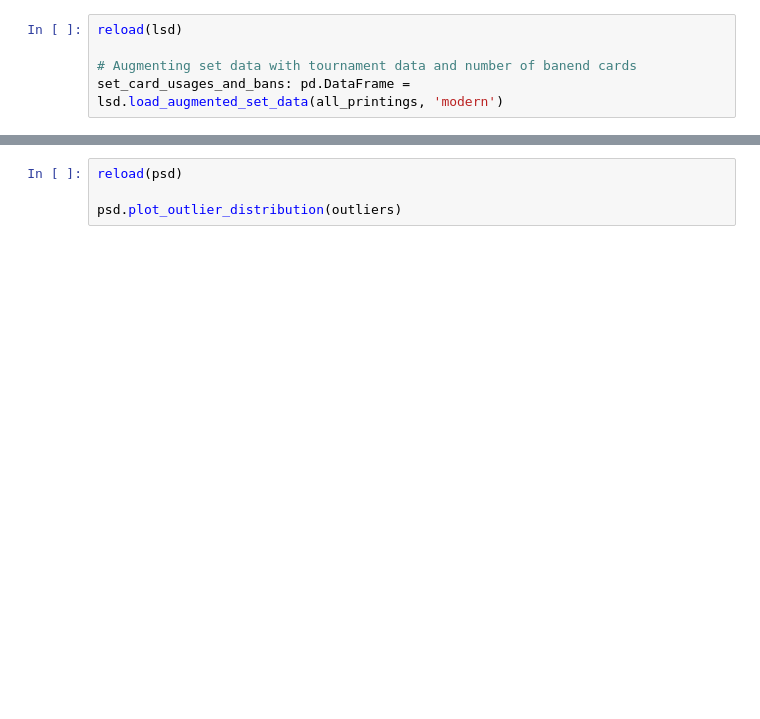
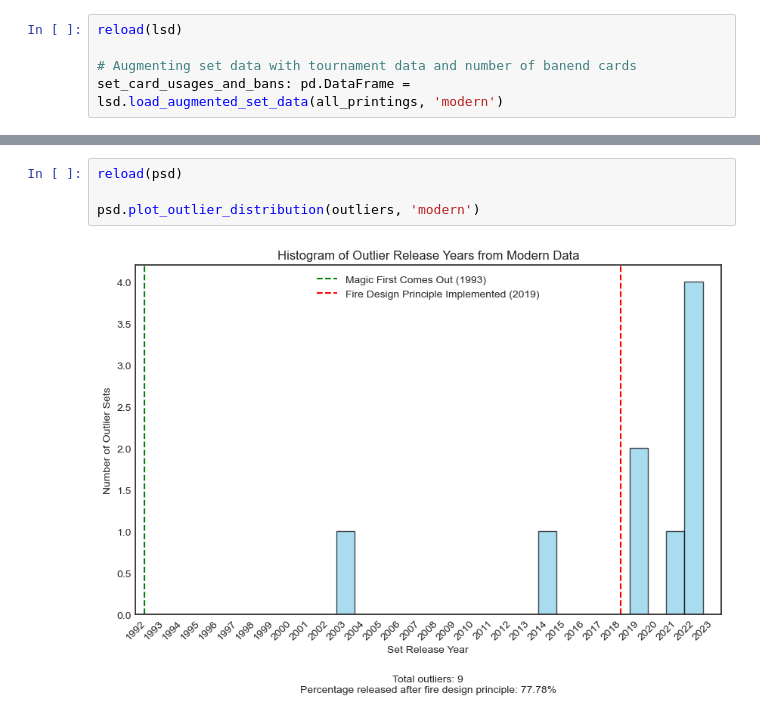
Before and after one commit to caseyforey/DS-final-CForey-Jbourds, a Jupyter notebook: sets.ipynb, the cells around one changed output, grey strips where cells are left out. Drawn from its saved outputs; the diff is of its cells as text; blank space fills up the shorter version.

```diff
--- a/sets.ipynb
+++ b/sets.ipynb
@@ -72,7 +105,9 @@ outliers.head()
 # %%
 reload(psd)
 
-psd.plot_outlier_distribution(outliers)
+psd.plot_outlier_distribution(outliers, 'modern')
+# %% [output]
+[figure, added]
 # %%
 reload(psd)
 
```
Also changed, not shown: parts of 10 cells of this notebook, 10 other files.
